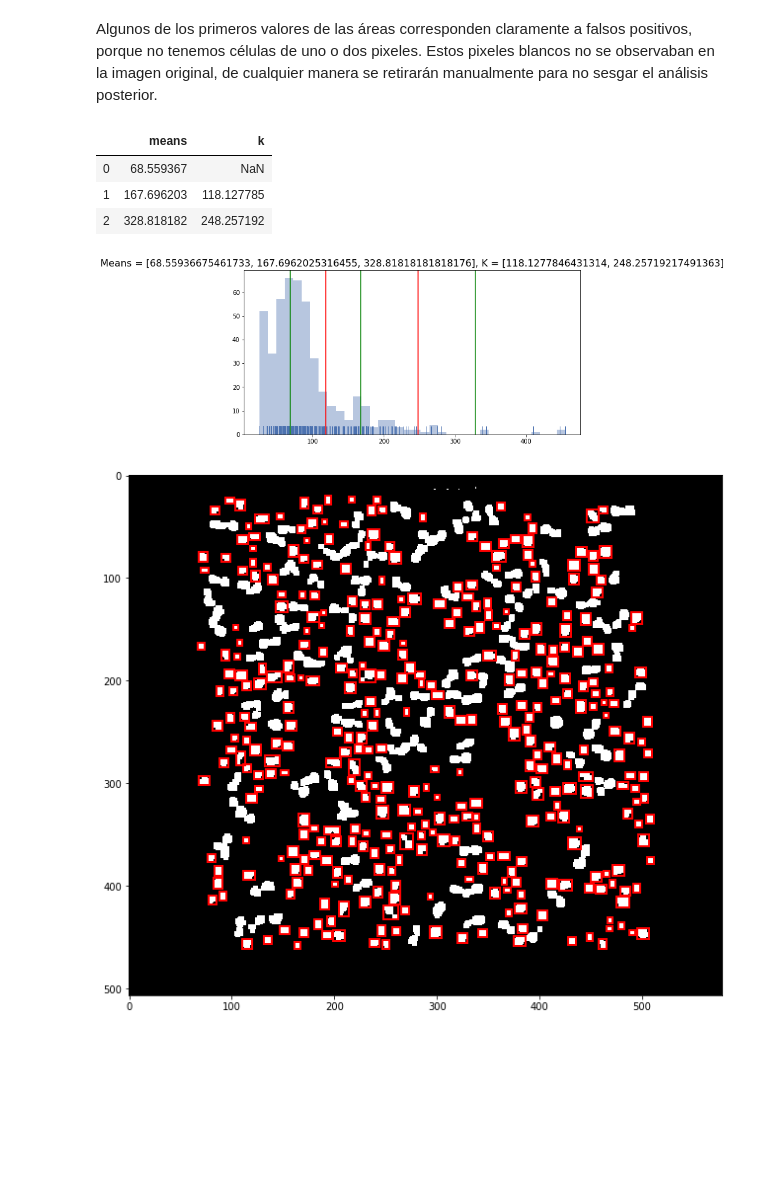
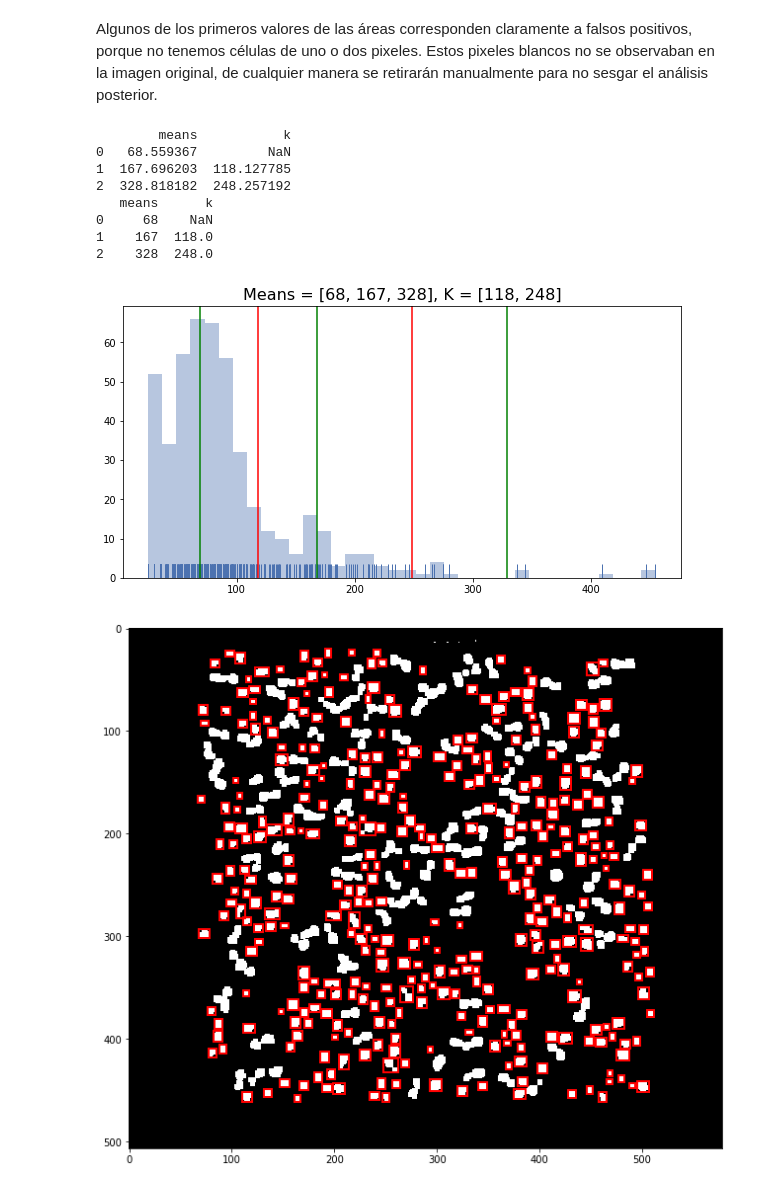
Before and after one commit to gmagannaDevelop/ImagenesTercerParcial, a Jupyter notebook: Pregunta 6.ipynb, the cells around one changed output. Saved outputs shown, nothing was run; the diff lists cells and outputs as text; code cells hidden in the pictures; blank space fills up the shorter version.

```diff
--- a/Pregunta 6.ipynb
+++ b/Pregunta 6.ipynb
@@ -46,6 +46,10 @@ import mfilt_funcs as mfs
 import utils
 importlib.reload(utils)
 import utils
+# %%
+# Being lazy :
+lmap = lambda x, y: list(map(x, y))
+lfilter = lambda x, y: list(filter(x, y))
 # %%
 #plt.style.available
 # %%
@@ -226,16 +225,22 @@ centers = pd.core.frame.DataFrame({
     "means": chain.from_iterable(kmeans2.cluster_centers_)
 })
 centers['k'] = centers.rolling(2).mean()
-centers
+print(centers)
+centers = centers.applymap(lambda x: np.int64(x) if not np.isnan(x) else x)
+print(centers)
 # %% [output]
-|  | means | k |
-| 0 | 68.559367 | NaN |
-| 1 | 167.696203 | 118.127785 |
-| 2 | 328.818182 | 248.257192 |
+        means           k
+0   68.559367         NaN
+1  167.696203  118.127785
+2  328.818182  248.257192
+   means      k
+0     68    NaN
+1    167  118.0
+2    328  248.0
 # %%
 sns.distplot(areas2, kde=False, rug=True)
-list(map(lambda x: plt.axvline(x, color='r'), centers.k.dropna()))
-list(map(lambda x: plt.axvline(x, color='g'), centers.means))
-_ = plt.title(f"Means = {centers.means.tolist()}, K = {centers.k.dropna().tolist()}", size=16)
+lmap(lambda x: plt.axvline(x, color='r'), centers.k.dropna())
+lmap(lambda x: plt.axvline(x, color='g'), centers.means)
+_ = plt.title(f"Means = {lmap(int, centers.means.tolist())}, K = {lmap(int, centers.k.dropna().tolist())}", size=16)
 # %% [output]
-[figure, old version]
+[figure, new version]
```
Also changed, not shown: parts of 11 cells of this notebook, 1 other file.
